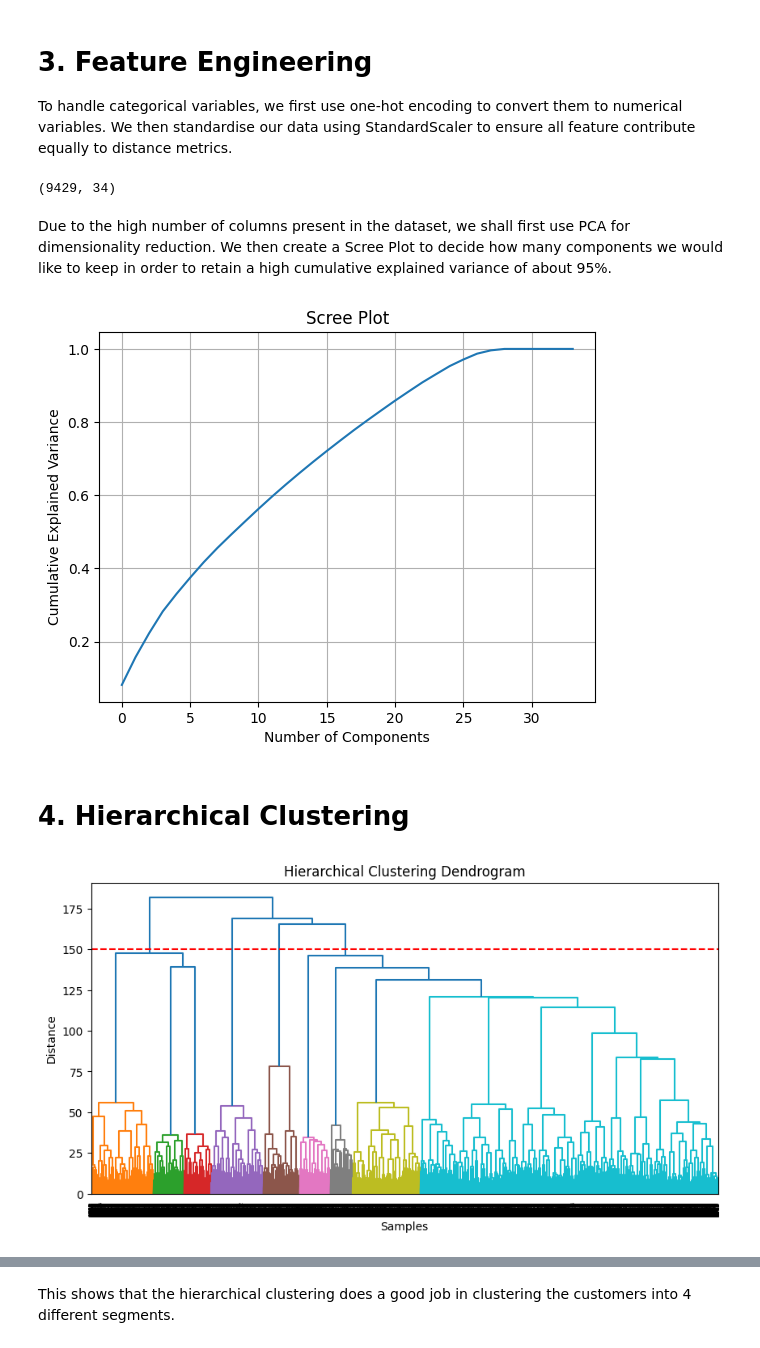
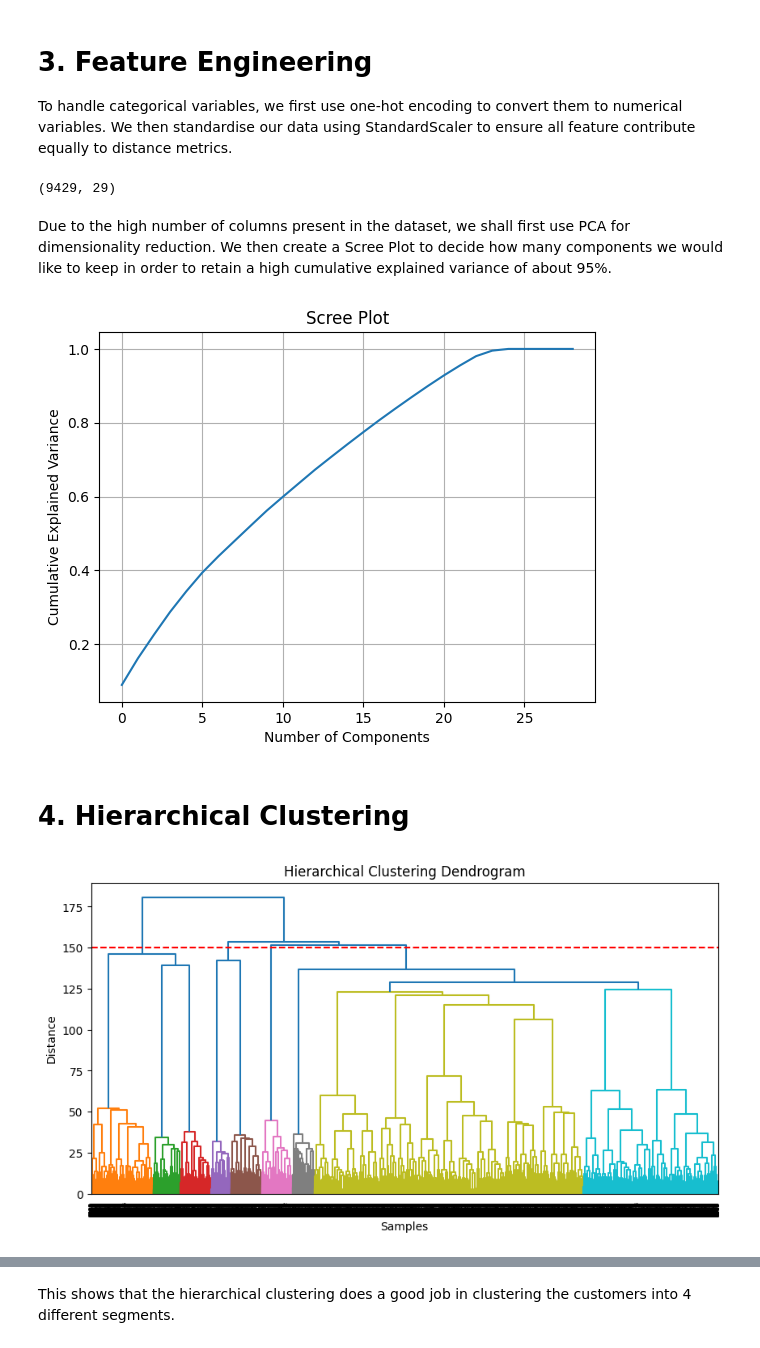
Before and after one commit to andrew250402/DSA3101-Project, a Jupyter notebook: Notebooks/a1-customer-segmentation.ipynb, the cells around one changed output, grey strips where cells are left out. Cells and saved outputs as stored; diff of their text form; code cells hidden in the pictures.

```diff
--- a/Notebooks/a1-customer-segmentation.ipynb
+++ b/Notebooks/a1-customer-segmentation.ipynb
@@ -201,6 +203,7 @@ customer_data = customer_data[customer_data['income'] >= 0] # Filter out entries
 customer_data = customer_data[customer_data['age'] >= 21] # Filter out non-adults
 customer_data = customer_data[customer_data['created_at'] < '2025-03-01'] # Filter out erroneous entries
 customer_data = customer_data.drop(columns=['created_at']) # Remove column
+customer_data = customer_data.drop(columns=['customer_segment']) # Remove column
 customer_data_original = customer_data.copy() # To be used for merging
 customer_data = customer_data.drop(columns=['customer_id']) # Remove column
 
@@ -226,7 +229,7 @@ data_scaler = StandardScaler()
 scaled_data = data_scaler.fit_transform(customer_data_encoded)
 scaled_data.shape
 # %% [output]
-(9429, 34)
+(9429, 29)
 # %% [markdown]
 Due to the high number of columns present in the dataset, we shall first use PCA for dimensionality reduction. We then create a Scree Plot to decide how many components we would like to keep in order to retain a high cumulative explained variance of about 95%.
 # %%
@@ -240,26 +243,26 @@ plt.title('Scree Plot')
 plt.grid()
 plt.show()
 # %% [output]
-[figure, old version]
+[figure, new version]
 # %% [markdown]
 # 4. Hierarchical Clustering
 # %%
-pca = PCA(n_components=25)  # Reduce to 25 dimensions (chosen from Scree Plot)
+pca = PCA(n_components=22)  # Reduce to 22 dimensions (chosen from Scree Plot)
 scaled_data_pca = pca.fit_transform(scaled_data)  # Transform data
 
 # Compute hierarchical clustering
 linkage_matrix = linkage(scaled_data_pca, method='ward')  # Ward's method for variance minimisation
 
 # Plot dendrogram
 plt.figure(figsize=(10, 5))
 dendrogram(linkage_matrix)
 plt.axhline(y=150, color='r', linestyle='--')  # Adjust threshold based on the plot
 plt.title('Hierarchical Clustering Dendrogram')
 plt.xlabel('Samples')
 plt.ylabel('Distance')
 plt.show()
 # %% [output]
-[figure, old version]
+[figure, new version]
 # %%
 # Assign cluster labels (decide number of clusters from dendrogram)
 n_clusters = 4
```
Also changed, not shown: parts of 31 cells of this notebook.
